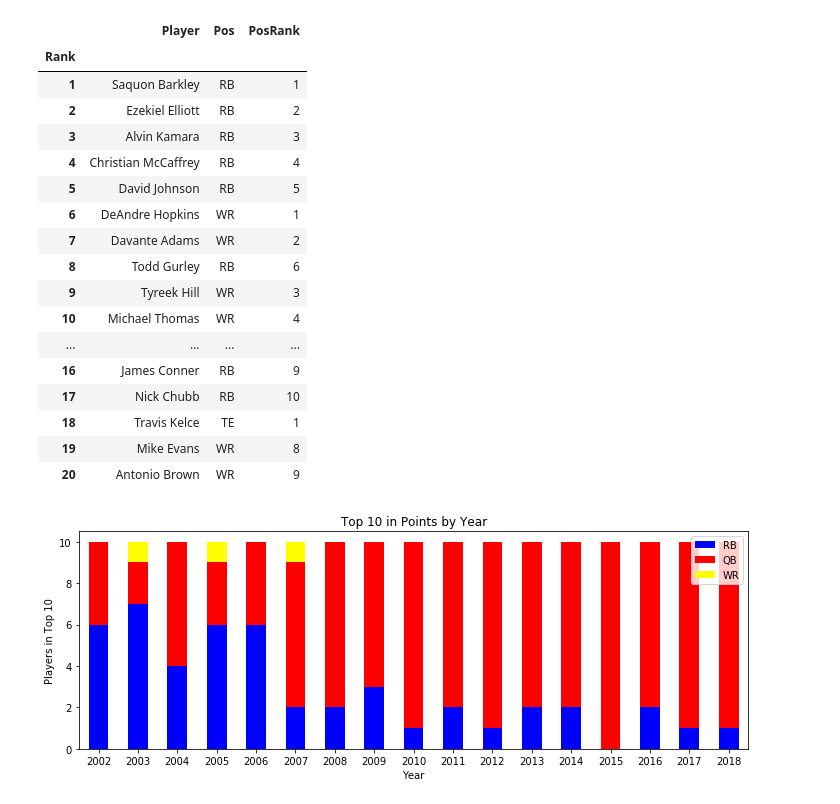
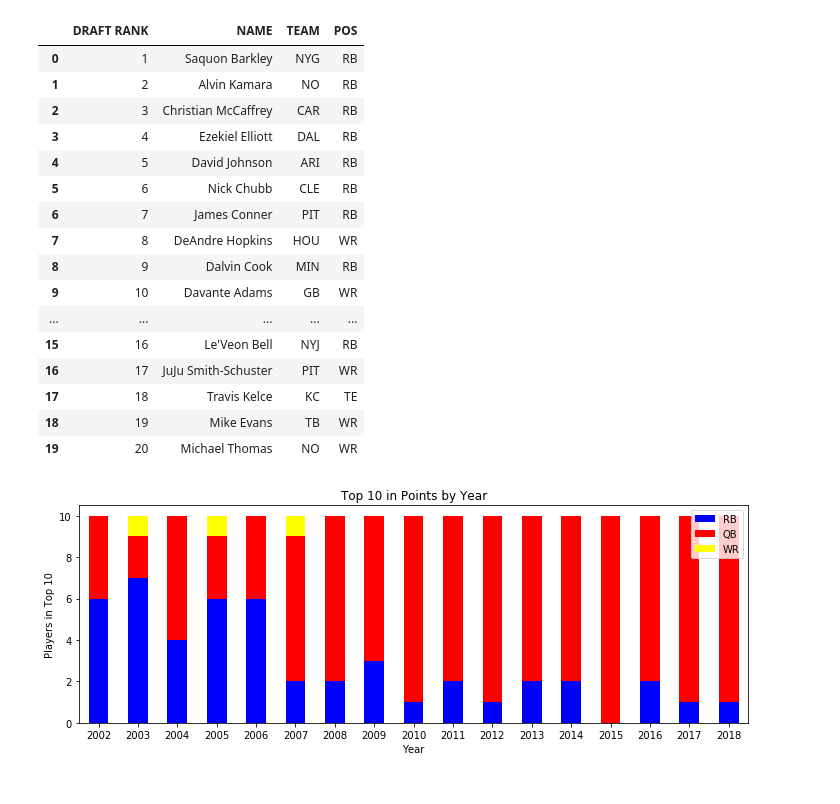
Before and after one commit to jlwalsh13/Capstone_1, a Jupyter notebook: fantasy_project.ipynb, the cells around one changed output. Drawn from its saved outputs; the diff is of its cells as text; code cells hidden in the pictures.

```diff
--- a/fantasy_project.ipynb
+++ b/fantasy_project.ipynb
@@ -36,26 +40,24 @@ for i in index_:
 # %%
 projections_2019 = pd.read_csv('2019 FF projections.csv')
-projections_2019 = projections_2019.set_index('Rank')
 projections_2019[:20]
 # %% [output]
-|  | Player | Pos | PosRank |
-| Rank |  |  |  |
-| 1 | Saquon Barkley | RB | 1 |
-| 2 | Ezekiel Elliott | RB | 2 |
-| 3 | Alvin Kamara | RB | 3 |
-| 4 | Christian McCaffrey | RB | 4 |
-| 5 | David Johnson | RB | 5 |
-| 6 | DeAndre Hopkins | WR | 1 |
-| 7 | Davante Adams | WR | 2 |
-| 8 | Todd Gurley | RB | 6 |
-| 9 | Tyreek Hill | WR | 3 |
-| 10 | Michael Thomas | WR | 4 |
-| ... | ... | ... | ... |
-| 16 | James Conner | RB | 9 |
-| 17 | Nick Chubb | RB | 10 |
-| 18 | Travis Kelce | TE | 1 |
-| 19 | Mike Evans | WR | 8 |
-| 20 | Antonio Brown | WR | 9 |
+|  | DRAFT RANK | NAME | TEAM | POS |
+| 0 | 1 | Saquon Barkley | NYG | RB |
+| 1 | 2 | Alvin Kamara | NO | RB |
+| 2 | 3 | Christian McCaffrey | CAR | RB |
+| 3 | 4 | Ezekiel Elliott | DAL | RB |
+| 4 | 5 | David Johnson | ARI | RB |
+| 5 | 6 | Nick Chubb | CLE | RB |
+| 6 | 7 | James Conner | PIT | RB |
+| 7 | 8 | DeAndre Hopkins | HOU | WR |
+| 8 | 9 | Dalvin Cook | MIN | RB |
+| 9 | 10 | Davante Adams | GB | WR |
+| ... | ... | ... | ... | ... |
+| 15 | 16 | Le'Veon Bell | NYJ | RB |
+| 16 | 17 | JuJu Smith-Schuster | PIT | WR |
+| 17 | 18 | Travis Kelce | KC | TE |
+| 18 | 19 | Mike Evans | TB | WR |
+| 19 | 20 | Michael Thomas | NO | WR |
 # %%
 TOP10 = []
 
```
Also changed, not shown: parts of 18 cells of this notebook.
